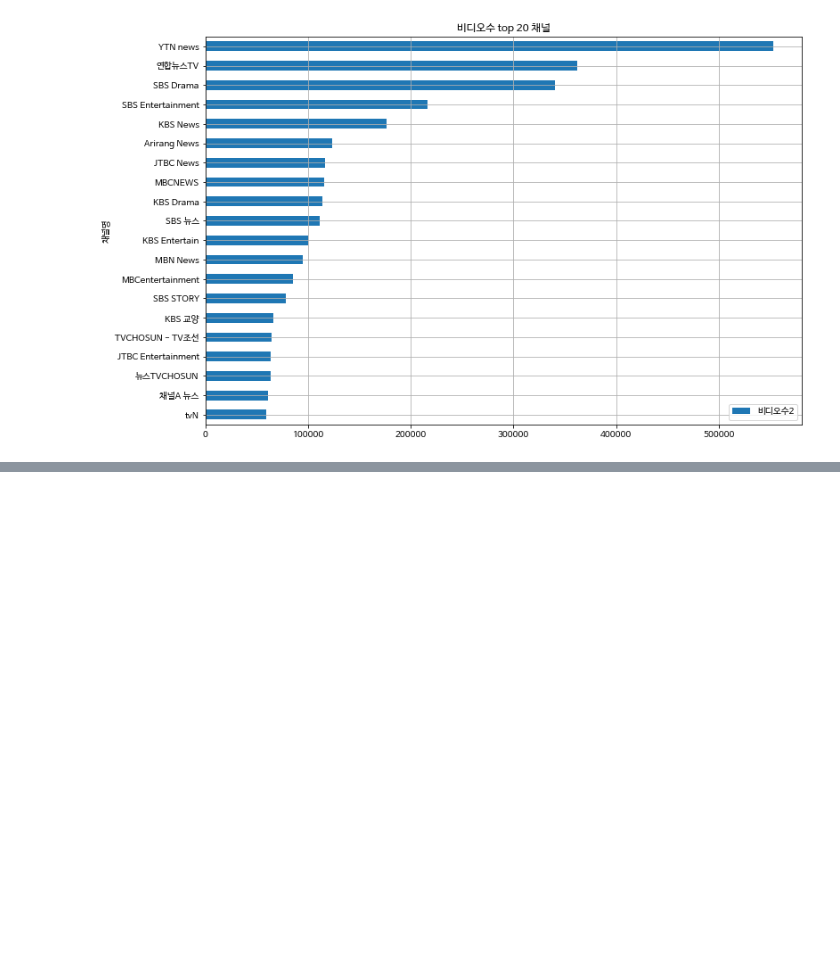
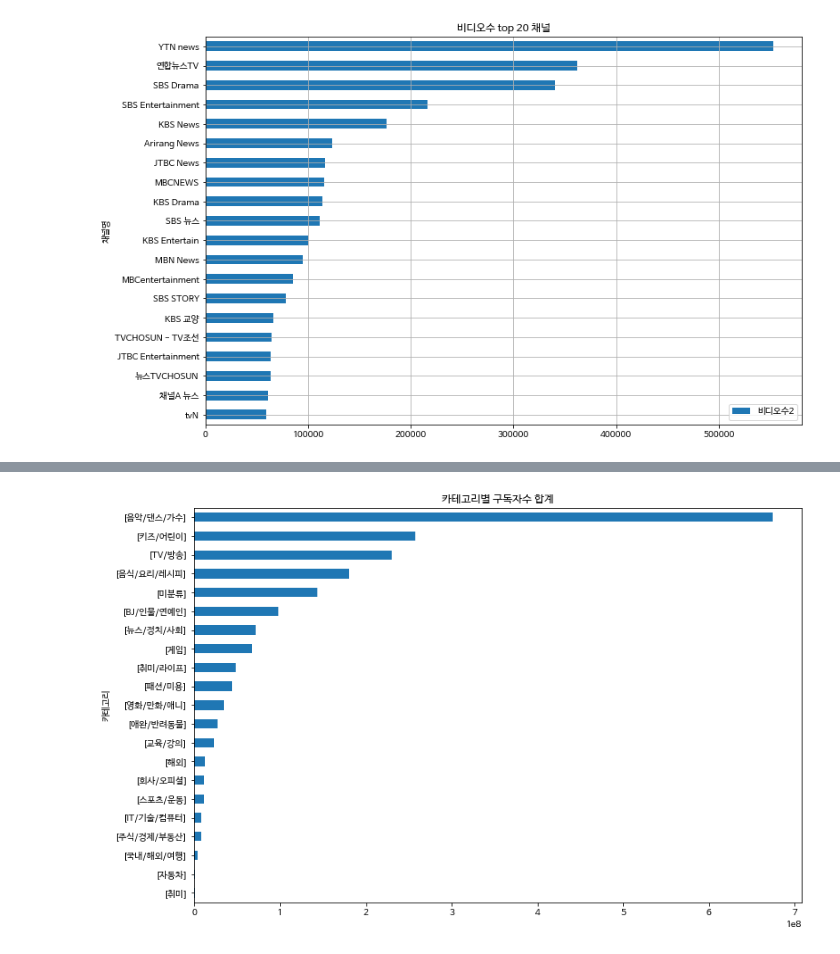
Before and after one commit to dongkyuseo/DataAnalysis, a Jupyter notebook: 05.Crwaling Web/07_유튜브랭킹_시각화.ipynb, the cells around one changed output, grey strips where cells are left out. Cells and saved outputs as stored; diff of their text form; code cells hidden in the pictures; blank space fills up the shorter version.

```diff
--- a/05.Crwaling Web/07_유튜브랭킹_시각화.ipynb
+++ b/05.Crwaling Web/07_유튜브랭킹_시각화.ipynb
@@ -119,0 +196,5 @@ plt.show()
+# %%
+df4 = df[['카테고리','구독자수2']].groupby('카테고리').agg(['count','sum'])
+df4.columns = ['채널수','구독자수_합계']
+df4= df4.sort_values('구독자수_합계', ascending=False)
+df4
@@ -119,0 +220,6 @@ plt.show()
+# %%
+df4.구독자수_합계.sort_values().plot.barh(rot=0, figsize=(12,8))
+plt.title('카테고리별 구독자수 합계')
+plt.show()
+# %% [output]
+[figure, added]
```
Also changed, not shown: parts of 13 cells of this notebook.
